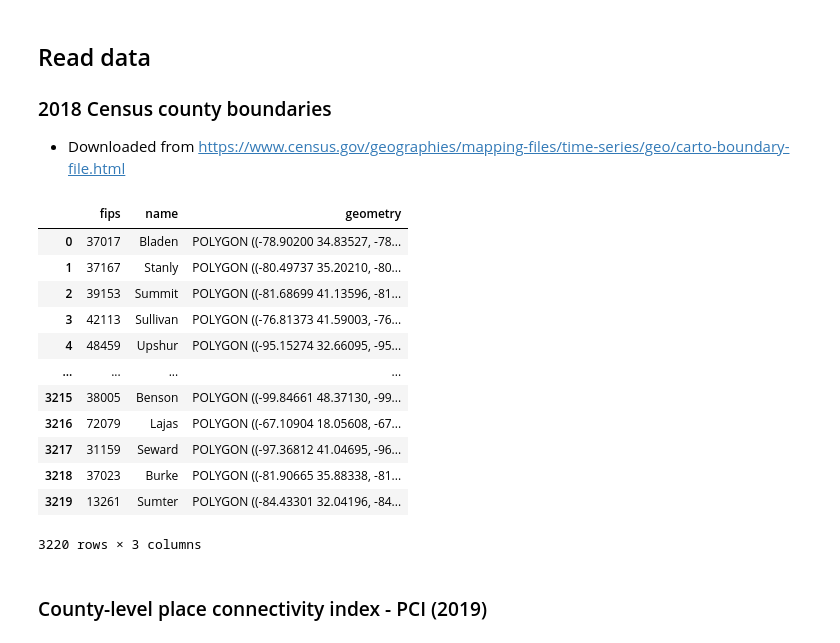
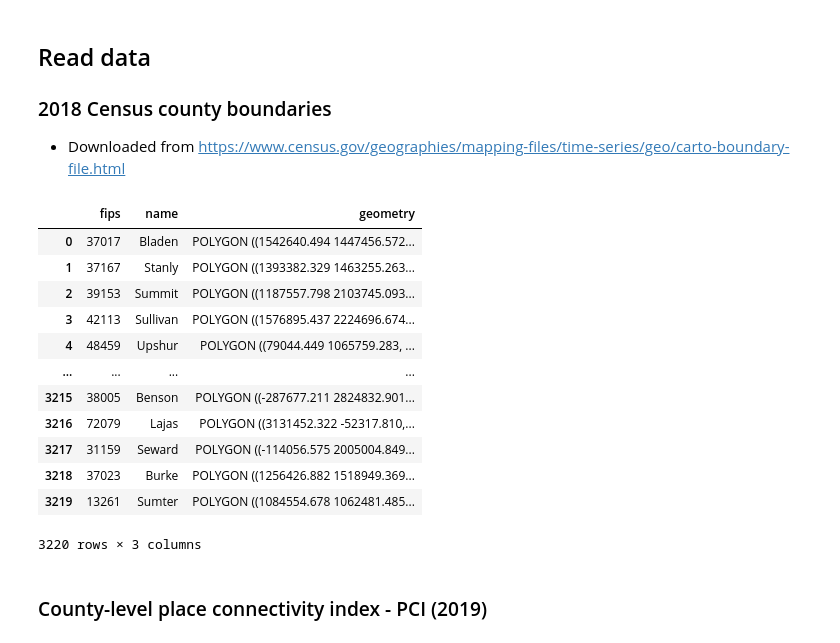
Before and after one commit to ilyankou/wuhan-geoinformatics, a Jupyter notebook: Project.ipynb, the cells around one changed output. Cells and saved outputs as stored; diff of their text form; code cells hidden in the pictures.

```diff
--- a/Project.ipynb
+++ b/Project.ipynb
@@ -25,26 +26,26 @@ from shapely.geometry import Point
 # %%
 bounds = gpd.read_file(
     'datasets_extra/cb_2018_us_county_20m.zip'
 ).filter([
     'GEOID', 'NAME', 'geometry'
-])
+]).to_crs(5069)
 
 bounds.columns = ['fips', 'name', 'geometry']
 
 bounds
 # %% [output]
 |  | fips | name | geometry |
-| 0 | 37017 | Bladen | POLYGON ((-78.90200 34.83527, -78... |
-| 1 | 37167 | Stanly | POLYGON ((-80.49737 35.20210, -80... |
-| 2 | 39153 | Summit | POLYGON ((-81.68699 41.13596, -81... |
-| 3 | 42113 | Sullivan | POLYGON ((-76.81373 41.59003, -76... |
-| 4 | 48459 | Upshur | POLYGON ((-95.15274 32.66095, -95... |
+| 0 | 37017 | Bladen | POLYGON ((1542640.494 1447456.572... |
+| 1 | 37167 | Stanly | POLYGON ((1393382.329 1463255.263... |
+| 2 | 39153 | Summit | POLYGON ((1187557.798 2103745.093... |
+| 3 | 42113 | Sullivan | POLYGON ((1576895.437 2224696.674... |
+| 4 | 48459 | Upshur | POLYGON ((79044.449 1065759.283, ... |
 | ... | ... | ... | ... |
-| 3215 | 38005 | Benson | POLYGON ((-99.84661 48.37130, -99... |
-| 3216 | 72079 | Lajas | POLYGON ((-67.10904 18.05608, -67... |
-| 3217 | 31159 | Seward | POLYGON ((-97.36812 41.04695, -96... |
-| 3218 | 37023 | Burke | POLYGON ((-81.90665 35.88338, -81... |
-| 3219 | 13261 | Sumter | POLYGON ((-84.43301 32.04196, -84... |
+| 3215 | 38005 | Benson | POLYGON ((-287677.211 2824832.901... |
+| 3216 | 72079 | Lajas | POLYGON ((3131452.322 -52317.810,... |
+| 3217 | 31159 | Seward | POLYGON ((-114056.575 2005004.849... |
+| 3218 | 37023 | Burke | POLYGON ((1256426.882 1518949.369... |
+| 3219 | 13261 | Sumter | POLYGON ((1084554.678 1062481.485... |
 3220 rows × 3 columns
 # %% [markdown]
 ### County-level place connectivity index - PCI (2019)
```
Also changed, not shown: parts of 53 cells of this notebook, 7 other files.
